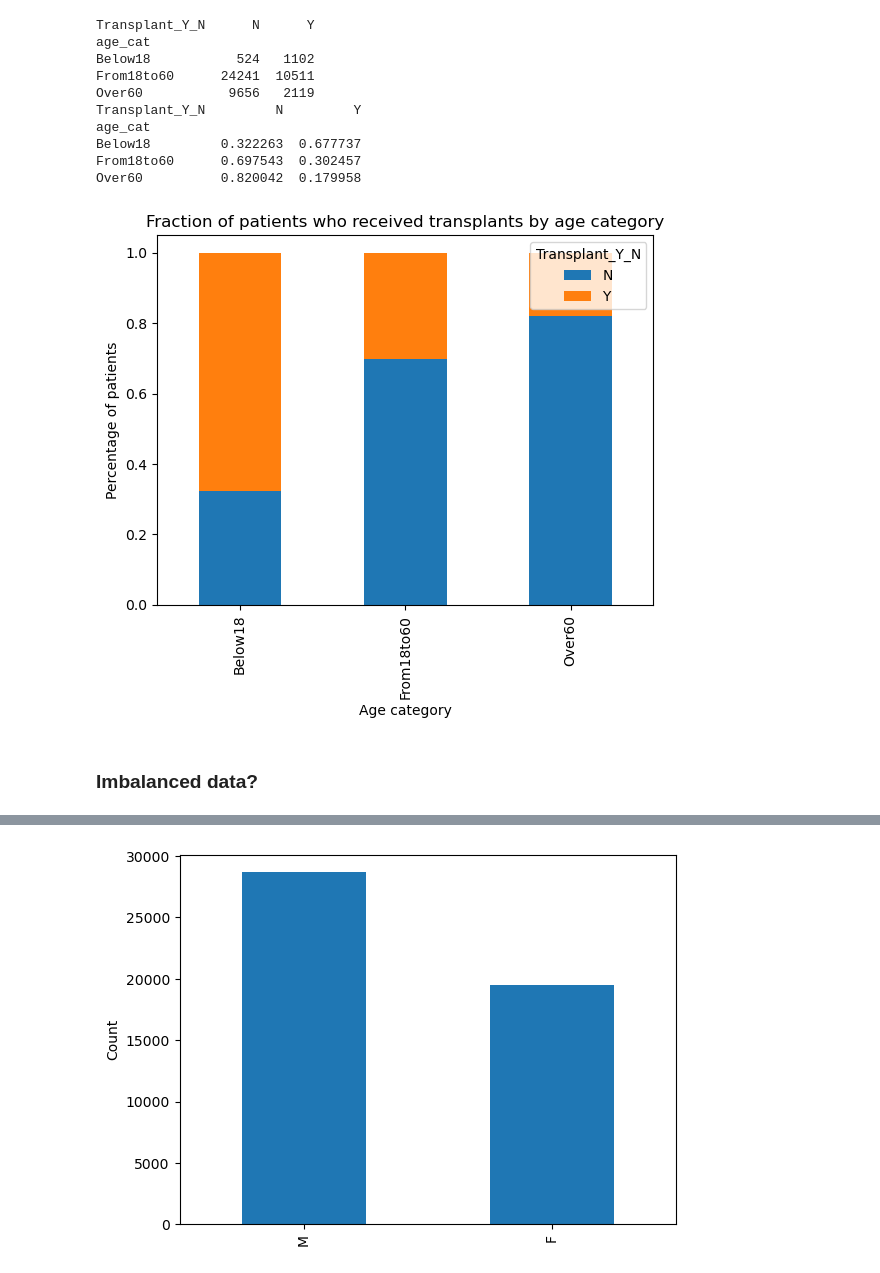
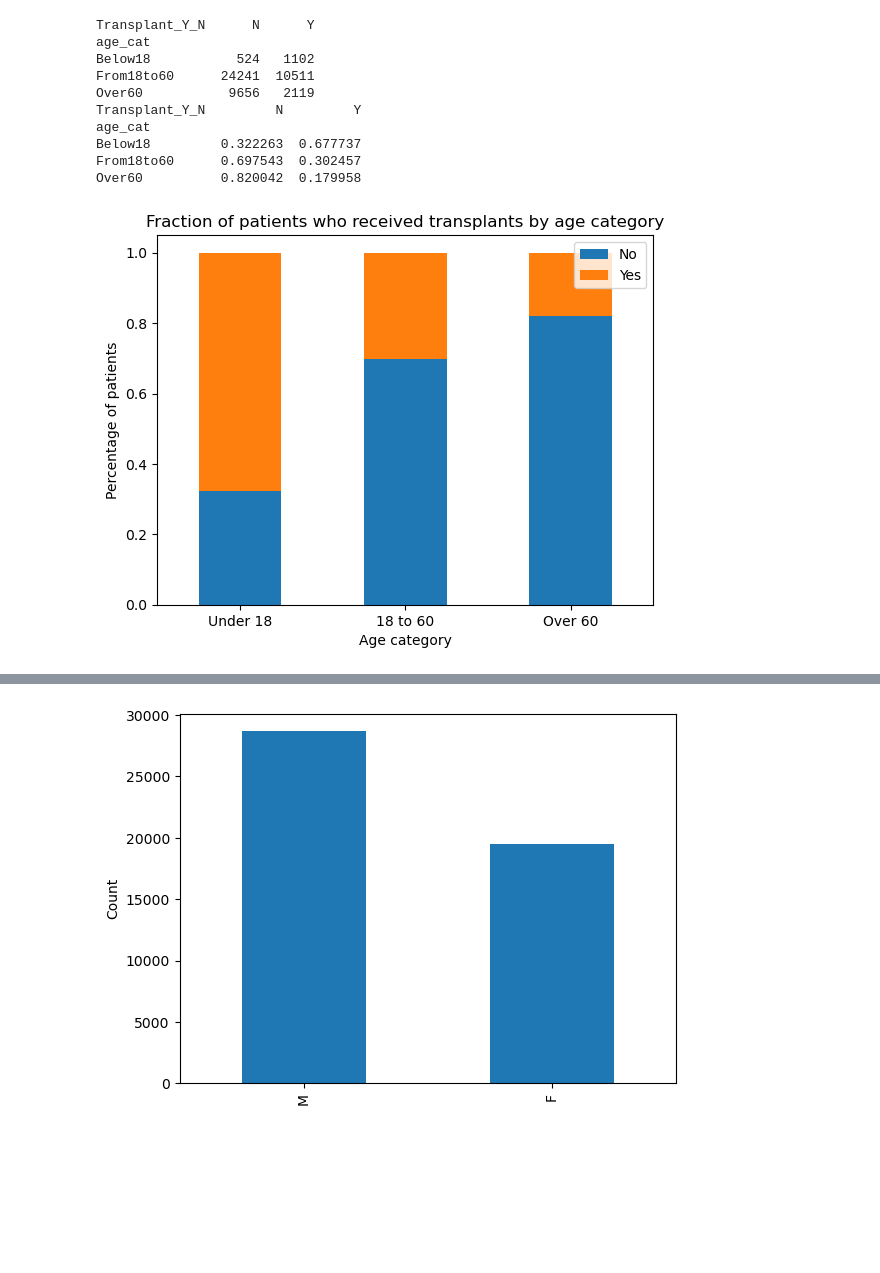
Before and after one commit to lross4/data1030_project, a Jupyter notebook: src/kidney_transplant_project.ipynb, the cells around one changed output, grey strips where cells are left out. Saved outputs shown, nothing was run; the diff lists cells and outputs as text; code cells hidden in the pictures; blank space fills up the shorter version.

```diff
--- a/src/kidney_transplant_project.ipynb
+++ b/src/kidney_transplant_project.ipynb
@@ -36,11 +57,5 @@ df.rename(columns = {'anti.HBc':'HBc_antibodies', 'anti.HCV':'HCV_antibodies'},
 # %%
-# print(df['date_acutal'].value_counts())
-# print(df['priorization'].value_counts())
-
-# every value in prioritization is N
-# every value in date_acutal is 43307
-# the X36MthsTx column is redundant
-
 df.drop(columns=['priorization'],inplace=True)
 df.drop(columns=['date_acutal'],inplace=True)
 df.drop(columns=['X36MthsTx'],inplace=True)
+df.drop(columns=['Id'],inplace=True)
@@ -46,0 +77,2 @@ df.drop(columns=['X36MthsTx'],inplace=True)
+# %%
+df.drop(columns=['Transplant'],inplace=True)
@@ -46,0 +81,16 @@ df.drop(columns=['X36MthsTx'],inplace=True)
+# %%
+print(df['date'].head())
+df['date'] = pd.to_datetime(df['date'])
+df['date'].info()
+
+df['date_year'] = df['date'].dt.year
+# print(df['date_year'].head(20))
+
+df['date_month_num'] = df['date'].dt.month
+# print(df['date_month_num'].head(20))
+
+df['date_day'] = df['date'].dt.day
+# print(df['date_day'].head(20))
+
+df['date_dow'] = df['date'].dt.dayofweek
+# print(df['date_dow'].head(20))
@@ -47 +114,3 @@ df.drop(columns=['X36MthsTx'],inplace=True)
+# %%
+df.drop(columns=['date'],inplace=True)
 # %% [markdown]
@@ -168,12 +300,14 @@ From18to60      0.697543  0.302457
 Over60          0.820042  0.179958
 # %%
 count_matrix_norm.plot.bar(stacked=True)
+plt.xticks(ticks=np.arange(3),
+           labels=['Under 18','18 to 60','Over 60'],
+           rotation=0)
 plt.xlabel('Age category')
 plt.ylabel('Percentage of patients')
 plt.title('Fraction of patients who received transplants by age category')
+plt.legend(labels=['No', 'Yes'])
 plt.savefig('../figures/transplant_y_n_by_age_cat.png')
 plt.show()
 # %% [output]
-[figure, old version]
+[figure, new version]
-# %% [markdown]
-### Imbalanced data?
```
Also changed, not shown: parts of 103 cells of this notebook, 25 other files.
